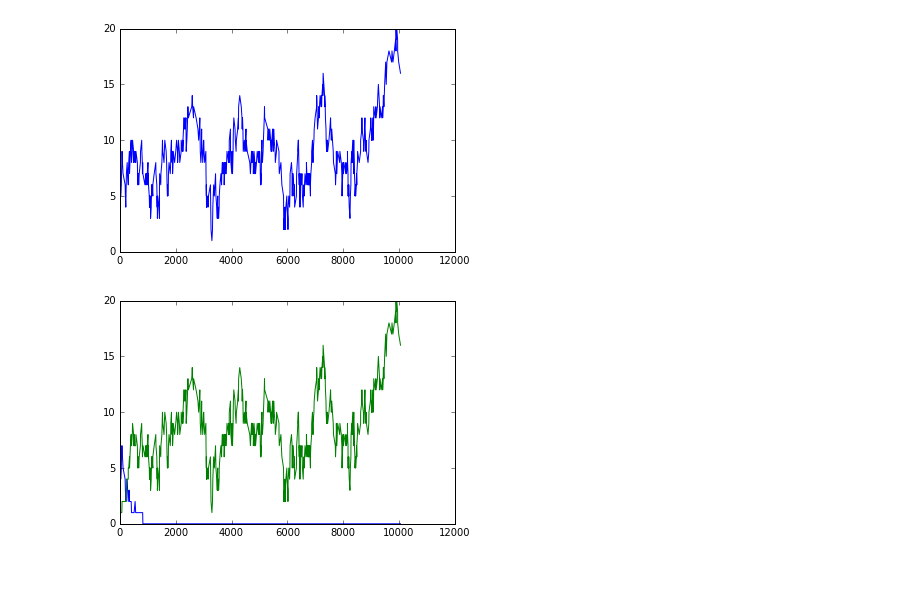
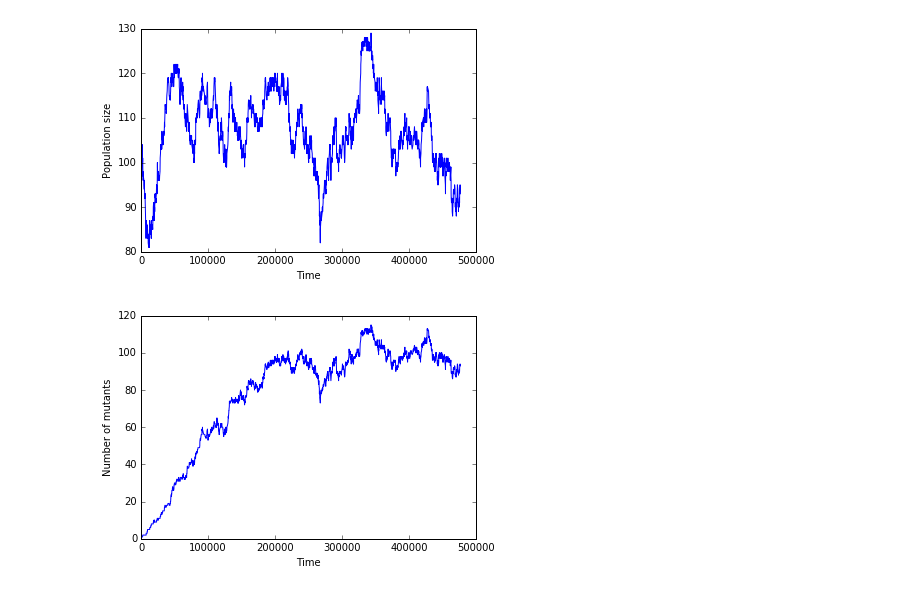
Before and after one commit to saraiht/math564, a Jupyter notebook: rings.ipynb, the cells around one changed output. Drawn from its saved outputs; the diff is of its cells as text; code cells hidden in the pictures.

```diff
--- a/rings.ipynb
+++ b/rings.ipynb
@@ -151,12 +183,13 @@ class Rings:
 # %%
-ResInit =  6
+ResInit =  100
 MutInit =  1
 FRes = 1
-FMut = 2
-BirthRate = 8
+FMut = 3
+BirthRate = 100
 DeathRate = 1
 X = Rings(ResInit, MutInit, FRes, FMut, BirthRate, DeathRate)
-X.one_run(10000)
+X.one_run(1000000000)
+X.one_run_plot()
 # %% [output]
-[figure, old version]
+[figure, new version]
-[figure, old version]
+[figure, new version]
```
Also changed, not shown: parts of 4 cells of this notebook.
